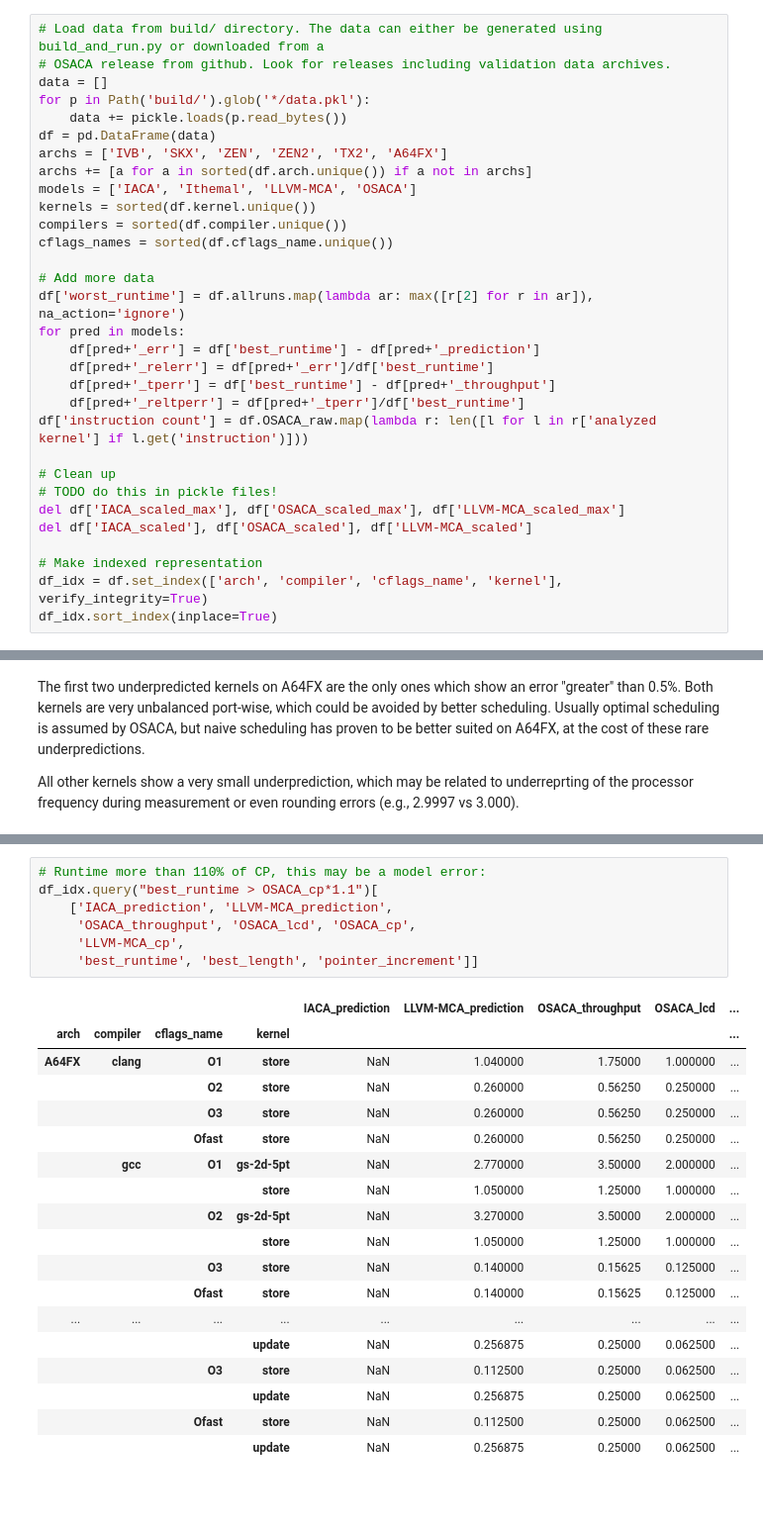
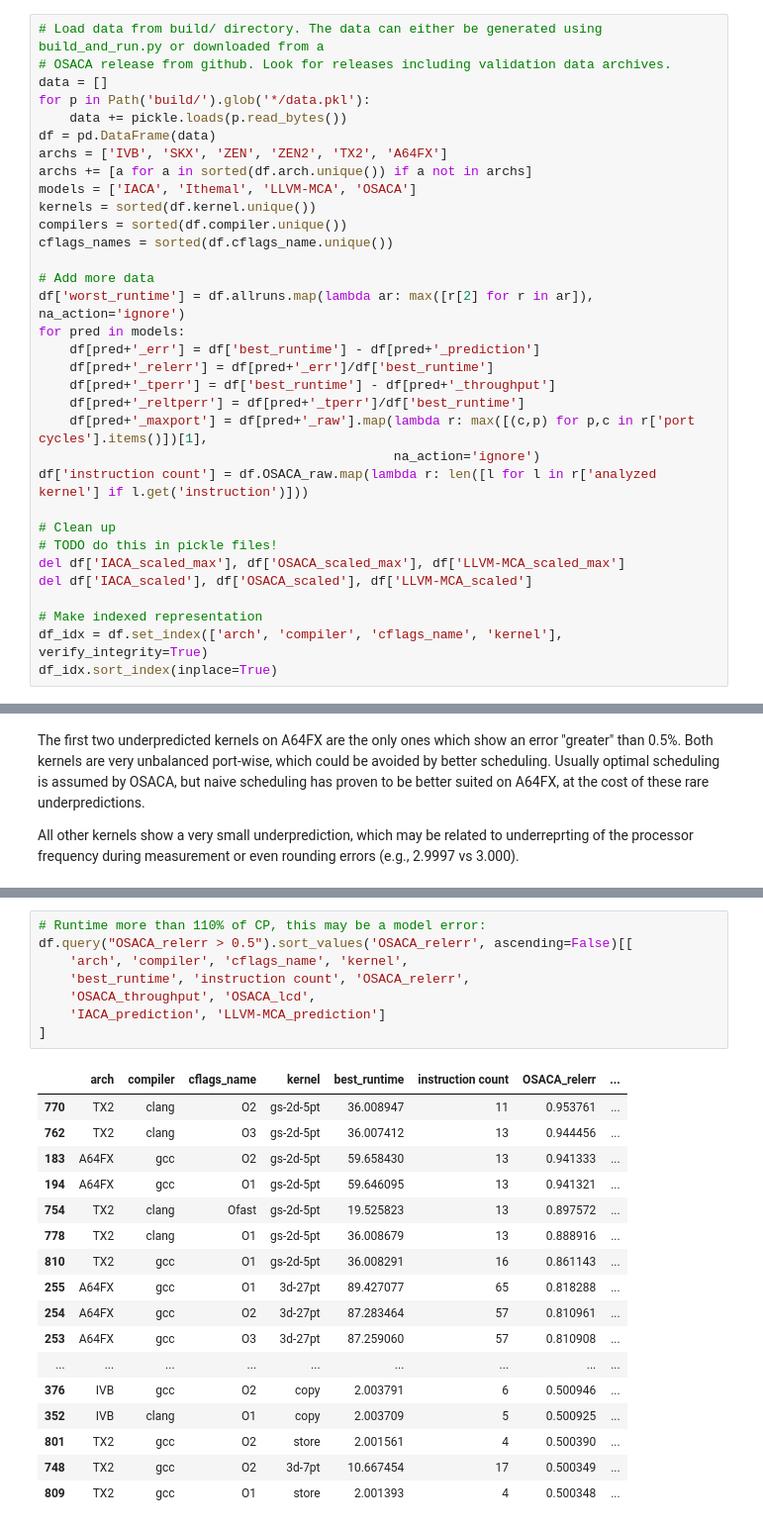
Before and after one commit to RRZE-HPC/OSACA, a Jupyter notebook: validation/Analysis.ipynb, the cells around one changed output, grey strips where cells are left out. Shown at 99% size. Drawn from its saved outputs; the diff is of its cells as text; blank space fills up the shorter version.

```diff
--- a/validation/Analysis.ipynb
+++ b/validation/Analysis.ipynb
@@ -85,6 +87,8 @@ for pred in models:
     df[pred+'_relerr'] = df[pred+'_err']/df['best_runtime']
     df[pred+'_tperr'] = df['best_runtime'] - df[pred+'_throughput']
     df[pred+'_reltperr'] = df[pred+'_tperr']/df['best_runtime']
+    df[pred+'_maxport'] = df[pred+'_raw'].map(lambda r: max([(c,p) for p,c in r['port cycles'].items()])[1],
+                                              na_action='ignore')
 df['instruction count'] = df.OSACA_raw.map(lambda r: len([l for l in r['analyzed kernel'] if l.get('instruction')]))
 
 # Clean up
@@ -520,26 +568,26 @@ All other kernels show a very small underprediction, which may be related to und
 # %%
 # Runtime more than 110% of CP, this may be a model error:
-df_idx.query("best_runtime > OSACA_cp*1.1")[
-    ['IACA_prediction', 'LLVM-MCA_prediction',
-     'OSACA_throughput', 'OSACA_lcd', 'OSACA_cp',
-     'LLVM-MCA_cp',
-     'best_runtime', 'best_length', 'pointer_increment']]
+df.query("OSACA_relerr > 0.5").sort_values('OSACA_relerr', ascending=False)[[
+    'arch', 'compiler', 'cflags_name', 'kernel',
+    'best_runtime', 'instruction count', 'OSACA_relerr',
+    'OSACA_throughput', 'OSACA_lcd',
+    'IACA_prediction', 'LLVM-MCA_prediction']
+]
 # %% [output]
-|  |  |  |  | IACA_prediction | LLVM-MCA_prediction | OSACA_throughput | OSACA_lcd | ... |
-| arch | compiler | cflags_name | kernel |  |  |  |  | ... |
-| A64FX | clang | O1 | store | NaN | 1.040000 | 1.75000 | 1.000000 | ... |
-|  |  | O2 | store | NaN | 0.260000 | 0.56250 | 0.250000 | ... |
-|  |  | O3 | store | NaN | 0.260000 | 0.56250 | 0.250000 | ... |
-|  |  | Ofast | store | NaN | 0.260000 | 0.56250 | 0.250000 | ... |
-|  | gcc | O1 | gs-2d-5pt | NaN | 2.770000 | 3.50000 | 2.000000 | ... |
-|  |  |  | store | NaN | 1.050000 | 1.25000 | 1.000000 | ... |
-|  |  | O2 | gs-2d-5pt | NaN | 3.270000 | 3.50000 | 2.000000 | ... |
-|  |  |  | store | NaN | 1.050000 | 1.25000 | 1.000000 | ... |
-|  |  | O3 | store | NaN | 0.140000 | 0.15625 | 0.125000 | ... |
-|  |  | Ofast | store | NaN | 0.140000 | 0.15625 | 0.125000 | ... |
+|  | arch | compiler | cflags_name | kernel | best_runtime | instruction count | OSACA_relerr | ... |
+| 770 | TX2 | clang | O2 | gs-2d-5pt | 36.008947 | 11 | 0.953761 | ... |
+| 762 | TX2 | clang | O3 | gs-2d-5pt | 36.007412 | 13 | 0.944456 | ... |
+| 183 | A64FX | gcc | O2 | gs-2d-5pt | 59.658430 | 13 | 0.941333 | ... |
+| 194 | A64FX | gcc | O1 | gs-2d-5pt | 59.646095 | 13 | 0.941321 | ... |
+| 754 | TX2 | clang | Ofast | gs-2d-5pt | 19.525823 | 13 | 0.897572 | ... |
+| 778 | TX2 | clang | O1 | gs-2d-5pt | 36.008679 | 13 | 0.888916 | ... |
+| 810 | TX2 | gcc | O1 | gs-2d-5pt | 36.008291 | 16 | 0.861143 | ... |
+| 255 | A64FX | gcc | O1 | 3d-27pt | 89.427077 | 65 | 0.818288 | ... |
+| 254 | A64FX | gcc | O2 | 3d-27pt | 87.283464 | 57 | 0.810961 | ... |
+| 253 | A64FX | gcc | O3 | 3d-27pt | 87.259060 | 57 | 0.810908 | ... |
 | ... | ... | ... | ... | ... | ... | ... | ... | ... |
-|  |  |  | update | NaN | 0.256875 | 0.25000 | 0.062500 | ... |
-|  |  | O3 | store | NaN | 0.112500 | 0.25000 | 0.062500 | ... |
-|  |  |  | update | NaN | 0.256875 | 0.25000 | 0.062500 | ... |
-|  |  | Ofast | store | NaN | 0.112500 | 0.25000 | 0.062500 | ... |
-|  |  |  | update | NaN | 0.256875 | 0.25000 | 0.062500 | ... |
+| 376 | IVB | gcc | O2 | copy | 2.003791 | 6 | 0.500946 | ... |
+| 352 | IVB | clang | O1 | copy | 2.003709 | 5 | 0.500925 | ... |
+| 801 | TX2 | gcc | O2 | store | 2.001561 | 4 | 0.500390 | ... |
+| 748 | TX2 | gcc | O2 | 3d-7pt | 10.667454 | 17 | 0.500349 | ... |
+| 809 | TX2 | gcc | O1 | store | 2.001393 | 4 | 0.500348 | ... |
```
Also changed, not shown: parts of 30 cells of this notebook, 3 other files.
